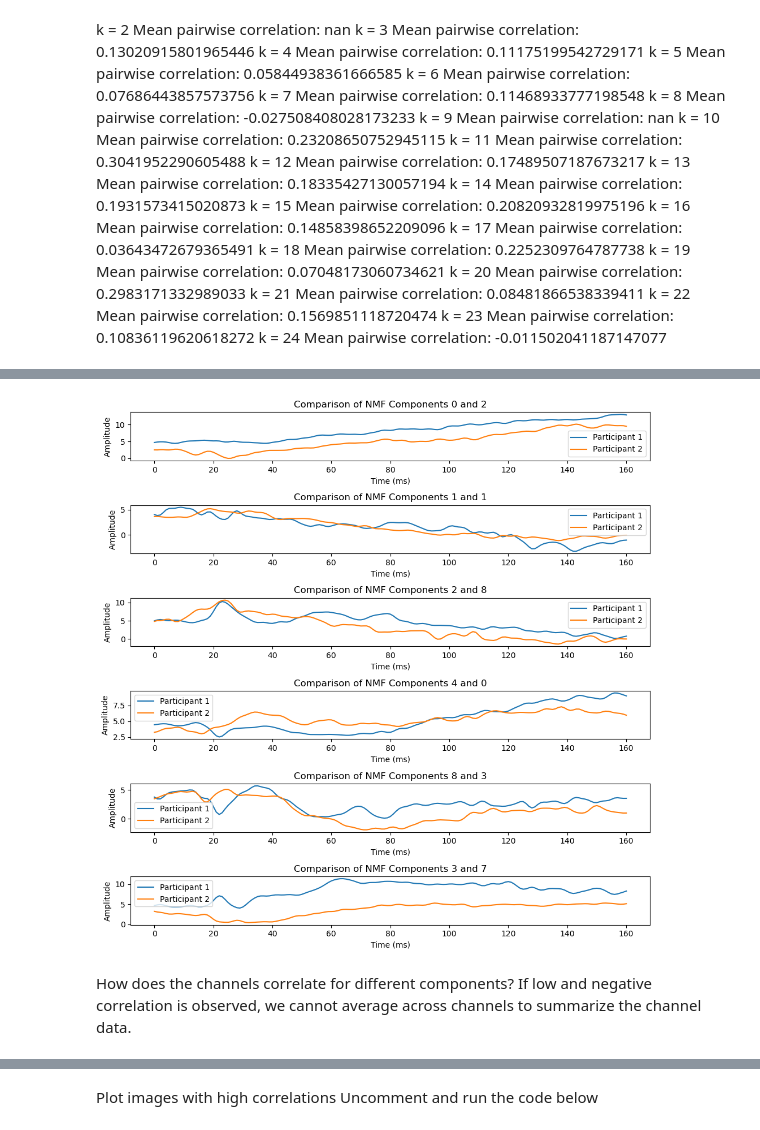
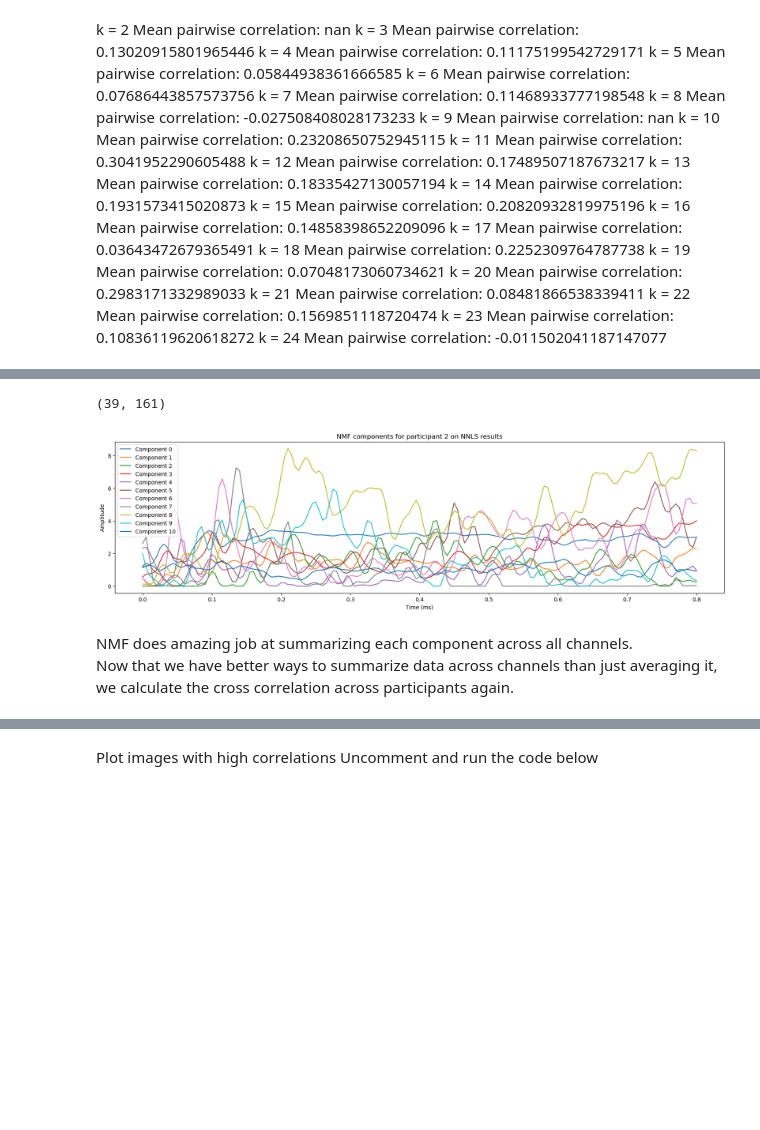
Before and after one commit to AtharvSuryawanshi/Neural-Representations-using-Things-Database, a Jupyter notebook: notebooks/NMF_meg8.ipynb, the cells around one changed output, grey strips where cells are left out. Saved outputs shown, nothing was run; the diff lists cells and outputs as text; code cells hidden in the pictures; blank space fills up the shorter version.

```diff
--- a/notebooks/NMF_meg8.ipynb
+++ b/notebooks/NMF_meg8.ipynb
@@ -650,26 +831,26 @@ plt.show()
+# %%
+# doing NMF on the nnls results
+summary_components_2 = np.zeros((idk.new_nmf_components, idk.NOS_TIME_POINTS))
+plt.figure(figsize=(20, 5))
+print(nnls_1[0,:,:].shape)
+for i in range(idk.new_nmf_components):
+    nmf = NMF(n_components=1, init='random', max_iter=200, random_state= 42)
+    X = nnls_2[i,:,:]
+    W = nmf.fit_transform(X)
+    H = nmf.components_
+    plt.plot(idk.time_points_new, H.T, label = f'Component {i}')
+    summary_components_2[i,:] = H
+    # print(i, compute_evar_all(nnls_2[i,:,:], W, H))
+plt.xlabel("Time (ms)")
+plt.ylabel("Amplitude")
+plt.title("NMF components for participant 2 on NNLS results")
+plt.legend()
+plt.show()
+# %% [output]
+(39, 161)
+[figure, added]
+# %% [markdown]
+NMF does amazing job at summarizing each component across all channels.\
+Now that we have better ways to summarize data across channels than just averaging it, we calculate the cross correlation across participants again.
 # %%
 raise SystemExit("Stop right there!")
-# %%
-# plt.plot(H_part1[4,:], label='Participant 1')
-# plt.plot(H_part2[7,:], label='Participant 2')
-# plt.xlabel("Time (ms)")
-# plt.ylabel("Amplitude")
-# plt.title("Comparison of NMF Components for Participant 1 and Participant 2")
-# plt.legend()
-# plt.show()
-
-# subplot for first 4 pair of component with highest correlation
-fig, axs = plt.subplots(6, 1, figsize=(10, 10))
-for i, pair in enumerate(unique_pairs[:6]):
-    axs[i].plot(H_part1[pair[0],:161], label='Participant 1')
-    axs[i].plot(H_part2[pair[1],:161], label='Participant 2')
-    axs[i].set_title(f"Comparison of NMF Components {pair[0]} and {pair[1]}")
-    axs[i].set_xlabel("Time (ms)")
-    axs[i].set_ylabel("Amplitude")
-    axs[i].legend()
-plt.tight_layout()
-plt.show()
-# %% [output]
-[figure, removed]
-# %% [markdown]
-How does the channels correlate for different components? If low and negative correlation is observed, we cannot average across channels to summarize the channel data.
```
Also changed, not shown: parts of 26 cells of this notebook, 1 other file.
